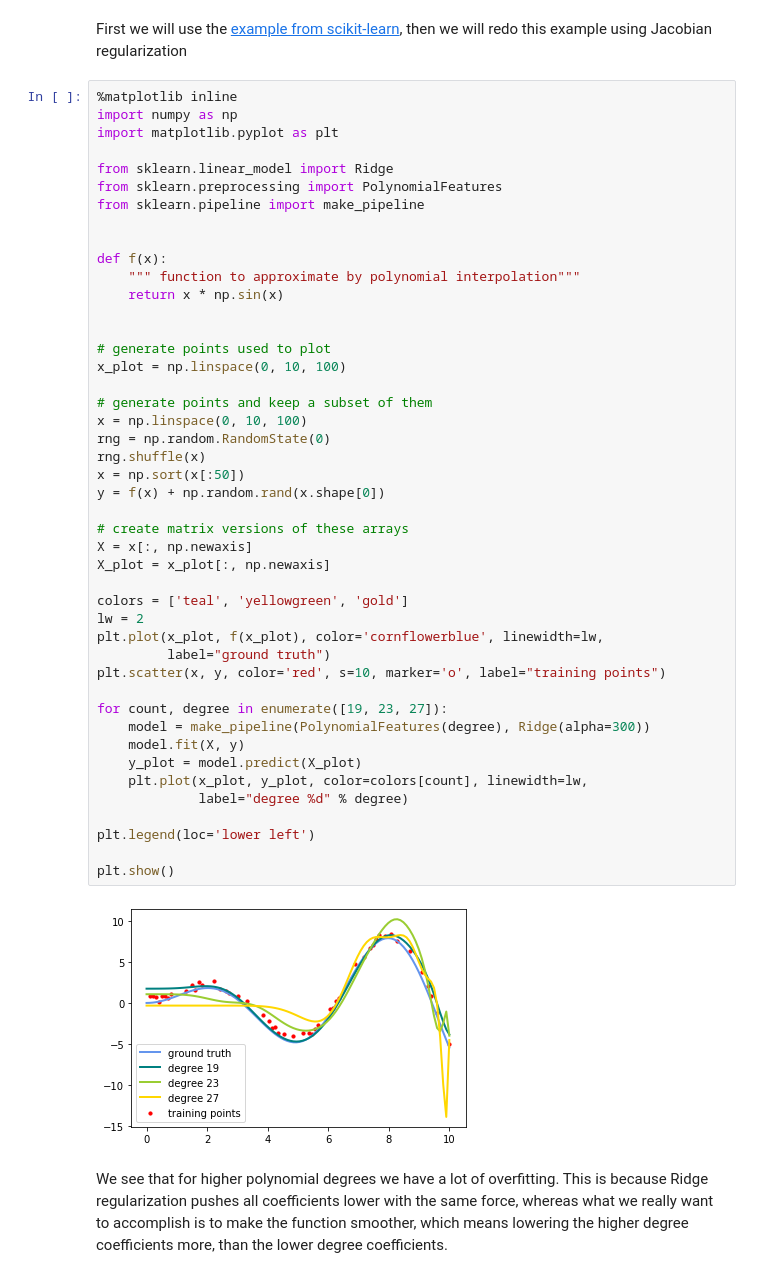
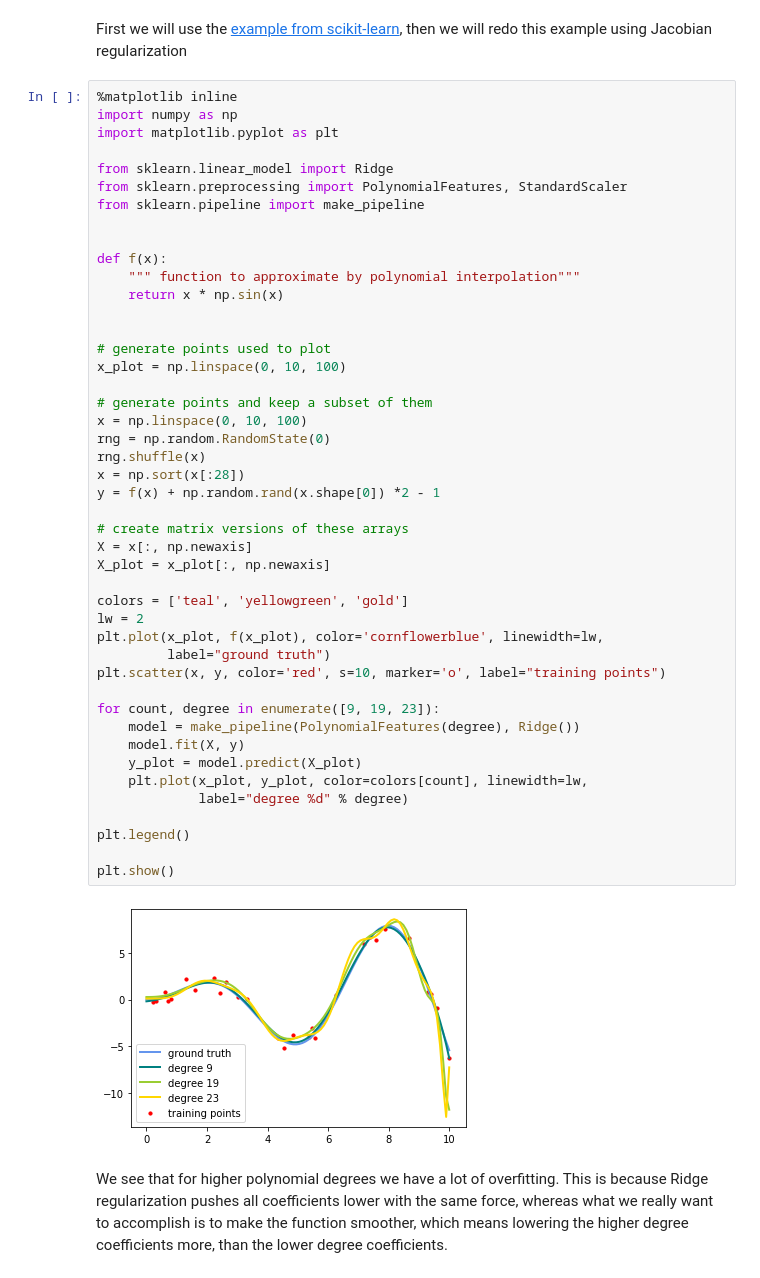
Before and after one commit to mlarionov/machine_learning_POC, a Jupyter notebook: regularization/jacobian_regularization.ipynb, the cells around one changed output. Drawn from its saved outputs; the diff is of its cells as text.

```diff
--- a/regularization/jacobian_regularization.ipynb
+++ b/regularization/jacobian_regularization.ipynb
@@ -6,7 +6,7 @@ import numpy as np
 import matplotlib.pyplot as plt
 
 from sklearn.linear_model import Ridge
-from sklearn.preprocessing import PolynomialFeatures
+from sklearn.preprocessing import PolynomialFeatures, StandardScaler
 from sklearn.pipeline import make_pipeline
 
 
@@ -14,39 +14,39 @@ def f(x):
     """ function to approximate by polynomial interpolation"""
     return x * np.sin(x)
 
 
 # generate points used to plot
 x_plot = np.linspace(0, 10, 100)
 
 # generate points and keep a subset of them
 x = np.linspace(0, 10, 100)
 rng = np.random.RandomState(0)
 rng.shuffle(x)
-x = np.sort(x[:50])
-y = f(x) + np.random.rand(x.shape[0])
+x = np.sort(x[:28])
+y = f(x) + np.random.rand(x.shape[0]) *2 - 1
 
 # create matrix versions of these arrays
 X = x[:, np.newaxis]
 X_plot = x_plot[:, np.newaxis]
 
 colors = ['teal', 'yellowgreen', 'gold']
 lw = 2
 plt.plot(x_plot, f(x_plot), color='cornflowerblue', linewidth=lw,
          label="ground truth")
 plt.scatter(x, y, color='red', s=10, marker='o', label="training points")
 
-for count, degree in enumerate([19, 23, 27]):
-    model = make_pipeline(PolynomialFeatures(degree), Ridge(alpha=300))
+for count, degree in enumerate([9, 19, 23]):
+    model = make_pipeline(PolynomialFeatures(degree), Ridge())
     model.fit(X, y)
     y_plot = model.predict(X_plot)
     plt.plot(x_plot, y_plot, color=colors[count], linewidth=lw,
              label="degree %d" % degree)
 
-plt.legend(loc='lower left')
+plt.legend()
 
 plt.show()
 # %% [output]
-[figure, old version]
+[figure, new version]
 # %% [markdown]
 We see that for higher polynomial degrees we have a lot of overfitting. This is because Ridge regularization pushes all coefficients lower with the same force, whereas what we really want to accomplish is to make the function smoother, which means lowering the higher degree coefficients more, than the lower degree coefficients.
 # %%
```
Also changed, not shown: parts of 4 cells of this notebook.
